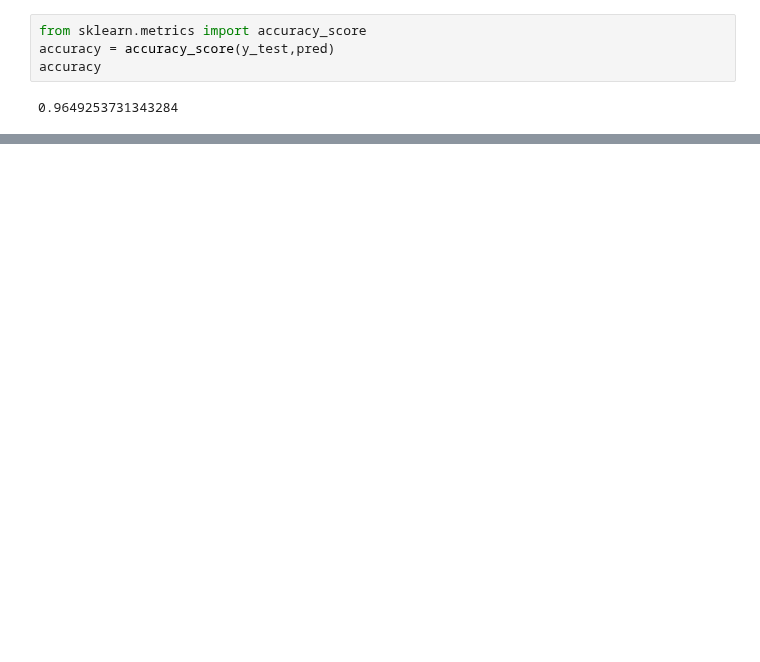
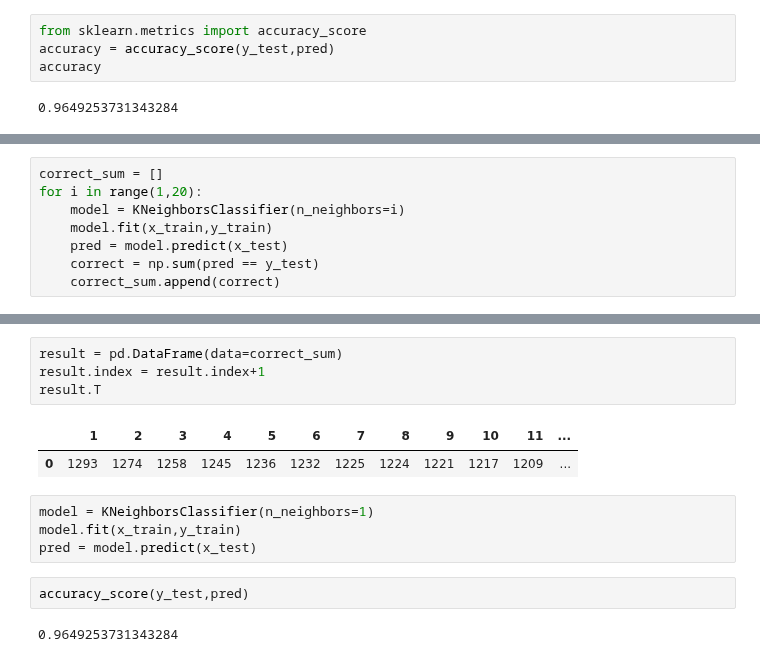
Before and after one commit to Suraweera1235/CS_Group_09_Salary_prediction, a Jupyter notebook: notebooks/Hiruna_FC111012/KNN.ipynb, the cells around one changed output, grey strips where cells are left out. Cells and saved outputs as stored; diff of their text form; blank space fills up the shorter version.

```diff
--- a/notebooks/Hiruna_FC111012/KNN.ipynb
+++ b/notebooks/Hiruna_FC111012/KNN.ipynb
@@ -122,0 +168,8 @@ accuracy
+# %%
+correct_sum = []
+for i in range(1,20):
+    model = KNeighborsClassifier(n_neighbors=i)
+    model.fit(x_train,y_train)
+    pred = model.predict(x_test)
+    correct = np.sum(pred == y_test)
+    correct_sum.append(correct)
@@ -122,0 +198,15 @@ accuracy
+# %%
+result = pd.DataFrame(data=correct_sum)
+result.index = result.index+1
+result.T
+# %% [output]
+|  | 1 | 2 | 3 | 4 | 5 | 6 | 7 | 8 | 9 | 10 | 11 | ... |
+| 0 | 1293 | 1274 | 1258 | 1245 | 1236 | 1232 | 1225 | 1224 | 1221 | 1217 | 1209 | ... |
+# %%
+model = KNeighborsClassifier(n_neighbors=1)
+model.fit(x_train,y_train)
+pred = model.predict(x_test)
+# %%
+accuracy_score(y_test,pred)
+# %% [output]
+0.9649253731343284
```
Also changed, not shown: parts of 22 cells of this notebook.
